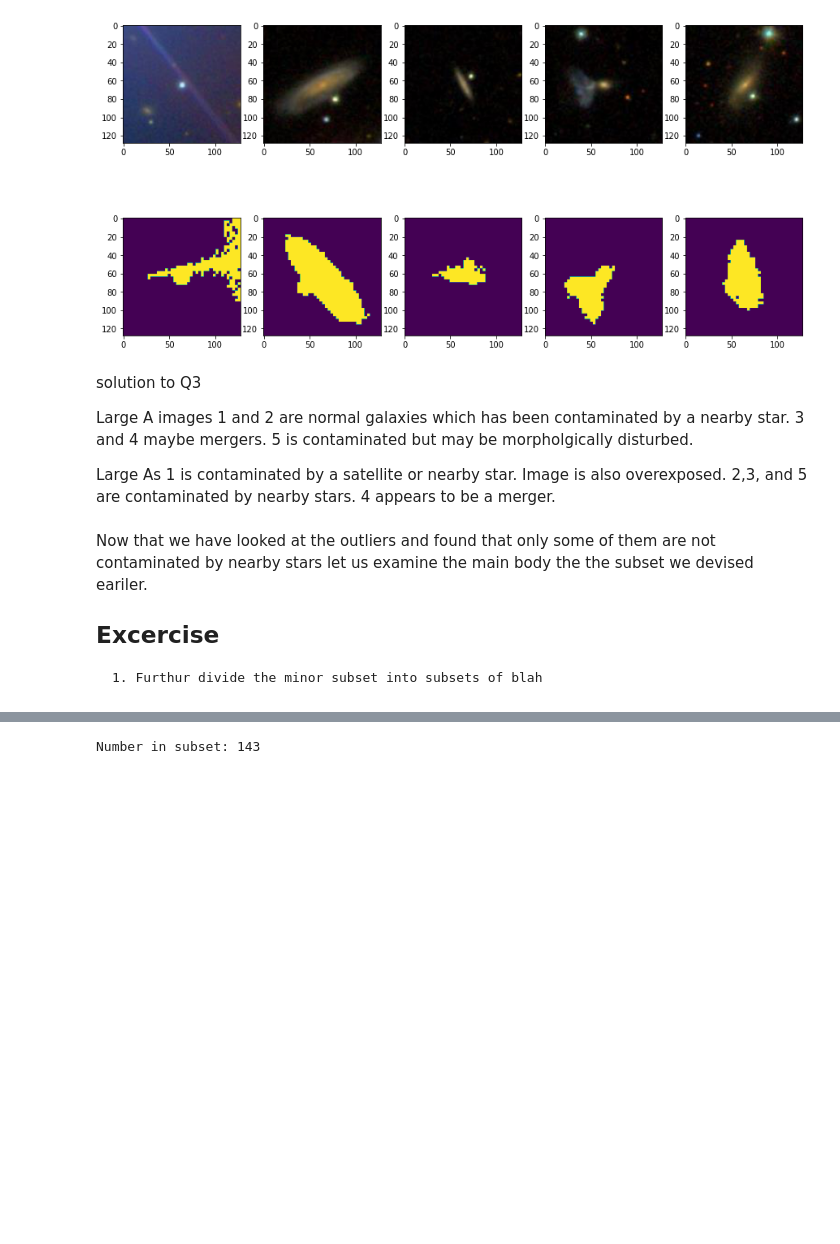
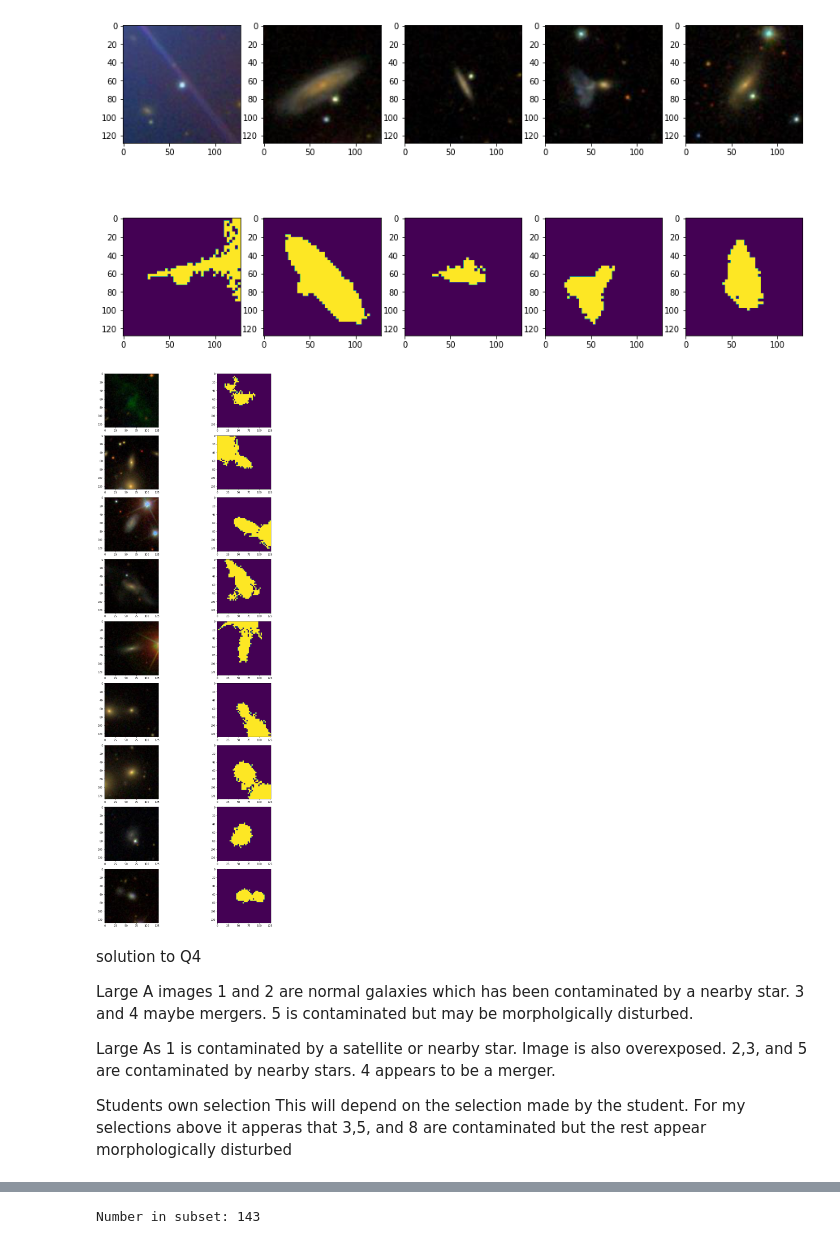
Before and after one commit to lewisfish/PawlikMorph-LSST, a Jupyter notebook: notebooks/outreach2.ipynb, the cells around one changed output, grey strips where cells are left out. Cells and saved outputs as stored; diff of their text form; code cells hidden in the pictures; blank space fills up the shorter version.

```diff
--- a/notebooks/outreach2.ipynb
+++ b/notebooks/outreach2.ipynb
@@ -250,8 +269,35 @@ for i in range(0, 5):
     axs[i+5].imshow(mask)
 # %% [output]
 [figure]
+# %%
+# possible sloution to q3
+# student is expected to pick sensible outliers and give good reasoning for why they picked these outliers
+# one set of outliers would be to take small A but large As
+outliers = np.where((df["A"] < 0.1) & (df["As"] > 0.4))[0]
+outliers = df.iloc[outliers]
+
+width, height = 128, 128
+scale = 60. / width #  set image scale to that of 1 arcmin
+fig, axs = plt.subplots(9, 2, figsize=(15, 30))
+axs = axs.ravel()
+
+j = 0
+for i in range(0, 9):
+    ra, dec = outliers["radec"].iloc[i]
+    fname = outliers["fname"].iloc[i]
+
+    image = SkyServer.getJpegImgCutout(ra=ra, dec=dec, width=width, height=height, scale=scale, dataRelease='DR16')
+    axs[j].imshow(image)
+    image = pmlsst.image.readImage("sdss", filename=fname, ra=ra, dec=dec)
+    sky, skyerr, *rest = pmlsst.skyBackground.skybgr(image)
+    mask = pmlsst.pixmap.pixelmap(image, sky+skyerr, 3)
+    axs[j+1].imshow(mask)
+    j += 2
+fig.tight_layout()
+# %% [output]
+[figure, added]
 # %% [markdown]
-solution to Q3
+solution to Q4
 
 Large A
 images 1 and 2 are normal galaxies which has been contaminated by a nearby star.
@@ -262,11 +308,10 @@ Large As
 1 is contaminated by a satellite or nearby star. Image is also overexposed.
 2,3, and 5 are contaminated by nearby stars.
 4 appears to be a merger.
+
+Students own selection
+This will depend on the selection made by the student.
+For my selections above it apperas that 3,5, and 8 are contaminated but the rest appear morphologically disturbed
-# %% [markdown]
- Now that we have looked at the outliers and found that only some of them are not contaminated by nearby stars let us examine the main body the the subset we devised eariler.
-
-## Excercise
-    1. Furthur divide the minor subset into subsets of blah
 # %% [markdown]
 ## Contamination
 
```
Also changed, not shown: parts of 8 cells of this notebook.
